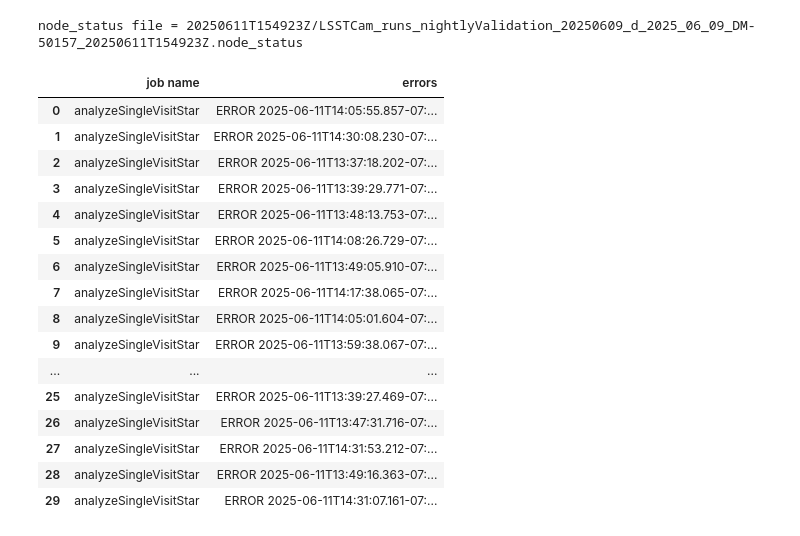
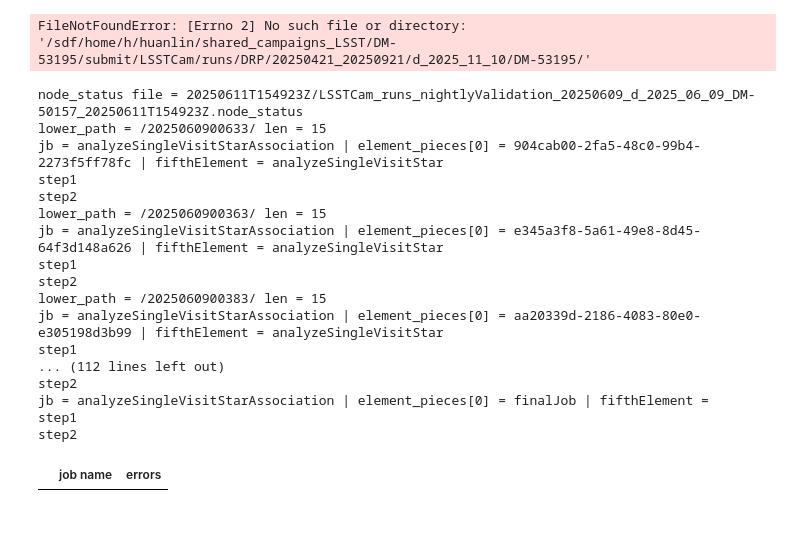
Before and after one commit to lsst-dm/condor_job_failures_viewer, a Jupyter notebook: failureLister_v3.ipynb, the cells around one changed output. Saved outputs shown, nothing was run; the diff lists cells and outputs as text; code cells hidden in the pictures.

```diff
--- a/failureLister_v3.ipynb
+++ b/failureLister_v3.ipynb
@@ -1,8 +1,11 @@
 # %%
 # Set parameters for testing
 # This code cell will be replaced by Times Square
-submitHead = "/sdf/data/rubin/shared/campaigns/LSSTCam-Nightly-Validation-CC/"
-tasksHead = "DM-50157_20250609/submit/LSSTCam/runs/nightlyValidation/20250609/d_2025_06_09/DM-50157"
+# /sdf/home/h/huanlin/shared_campaigns_LSST/DM-53195/submit/LSSTCam/runs/DRP/20250421_20250921/d_2025_11_10/DM-53195
+#submitHead = "/sdf/data/rubin/shared/campaigns/LSSTCam-Nightly-Validation-CC/"
+#tasksHead = "DM-50157_20250609/submit/LSSTCam/runs/nightlyValidation/20250609/d_2025_06_09/DM-50157"
+submitHead = "/sdf/home/h/huanlin/shared_campaigns_LSST/"
+tasksHead = "DM-53195/submit/LSSTCam/runs/DRP/20250421_20250921/d_2025_11_10/DM-53195/"
 # %%
 # --------------------------------------------------------------------------------------
 # failureLister - get list of failed task jobs and show the errors
@@ -16,6 +19,7 @@ import re
 import math
 import glob, os
 import pandas as pd
+from tabulate import tabulate
 from IPython.display import display, HTML
 
 # ---- types
@@ -34,7 +38,8 @@ from IPython.display import display, HTML
 #makeWarpTract
 #selectDeepCoaddVisits
 
-jobs = ["analyzeSingleVisitStar","analyzeSingleVisitStarAssociation","analyzeSingleVisitStarAstrometricRefMatch","analyzeSingleVisitStarPhotometricRefMatch","associateIsolatedStar","coadd","consolidateHealSparsePropertyMaps","consolidateSingleVisitStar","consolidateVisitSummary","finalJob","makeAnalysisSingleVisitStarAssociationMetricTable","makeAnalysisSingleVisitStarAssociationWholeSkyPlot","makeAnalysisSingleVisitStarAstrometricRefMatch","makeAnalysisSingleVisitStarPhotometricRefMatch","makeHealSparsePropertyMaps","makeInitialVisitDetectorTable","makeInitialVisitTable","makeWarpTract","pipetaskInit","plotPropertyMapSurvey","selectDeepCoaddVisits","step1detector"]
+jobs = ["generateEphemerides","fgcmFitCycle","analyzeSingleVisitStar","analyzeSingleVisitStarAssociation","analyzeSingleVisitStarAstrometricRefMatch","analyzeSingleVisitStarPhotometricRefMatch","associateIsolatedStar","coadd","consolidateHealSparsePropertyMaps","consolidateSingleVisitStar","consolidateVisitSummary","finalJob","makeAnalysisSingleVisitStarAssociationMetricTable","makeAnalysisSingleVisitStarAssociationWholeSkyPlot","makeAnalysisSingleVisitStarAstrometricRefMatch","makeAnalysisSingleVisitStarPhotometricRefMatch","makeHealSparsePropertyMaps","makeInitialVisitDetectorTable","makeInitialVisitTable","makeWarpTract","pipetaskInit","plotPropertyMapSurvey","selectDeepCoaddVisits","step1detector"]
+#jobs = ["analyzeSingleVisitStarAssociation"]
 df = pd.DataFrame(columns=['job name','errors'])
 
 def dumpError(flin):
@@ -51,6 +56,8 @@ def dumpError(flin):
 
 os.chdir(submitHead+tasksHead)
 # nodeStatFile=sys.argv[1]
+# %% [output]
+FileNotFoundError: [Errno 2] No such file or directory: '/sdf/home/h/huanlin/shared_campaigns_LSST/DM-53195/submit/LSSTCam/runs/DRP/20250421_20250921/d_2025_11_10/DM-53195/'
 # %%
 for nodeStatFile in glob.glob("*/*.node_status"):
 #nodeStatFile = submitHead+tasksHead+"20250531T113935Z/LSSTCam_runs_nightlyValidation_20250530_d_2025_05_30_DM-50157_20250531T113935Z.node_status"
@@ -81,56 +88,75 @@ for nodeStatFile in glob.glob("*/*.node_status"):
                         fifthElement = ""
                         try:
                             fifthElement = element_pieces[1]
+                            lower_path = ""
+                            if len(element_pieces)>2 :
+                                for ielem in element_pieces[2:] :
+                                    lower_path = lower_path + "/" + ielem
+#                            print("lower_path = "+lower_path+" len = "+str(len(lower_path)))
 #                            fifthElement = element_2_pieces[5]
                         except:
                             pass
                         flerr = ""
                         for jb in jobs:
 #                            print("jb = "+jb+" | element_pieces[0] = "+element_pieces[0]+" | fifthElement = "+fifthElement)
+#                            print("step1")
                             if jb in element_pieces[0] or nextline:
                                 try:
                                     flerr = glob.glob("*/jobs/"+jb+"/"+element_pieces[1]+"/"+jb+"_"+element_pieces[1]+"_"+element_pieces[2]+".*.err")[0]
                                     new_row = pd.DataFrame({"job name": [element_pieces[0]], "errors":[dumpError(flerr)]})
                                     df = pd.concat([df, new_row], ignore_index=True)
                                 except:
                                     pass
-                            if jb in fifthElement or nextline:
+#                            print("step2")
+                            if jb==fifthElement or nextline:
+#                                print("jb = "+jb)
                                 try:
-                                    flerr = glob.glob("*/jobs/"+jb+"/"+element+"*.err")[0]
-                                    new_row = pd.DataFrame({"job name": [fifthElement], "errors":[dumpError(flerr)]})
-                                    df = pd.concat([df, new_row], ignore_index=True)
+                                    if len(lower_path)<1 :
+                                        flerr = glob.glob("*/jobs/"+jb+"/"+element+"*.err")[0]
+                                    else:
+#                                        print("trying - "+"*/jobs/"+jb+lower_path+element+"*.*")
+                                        new_row = None
+                                        for flerr in glob.glob("*/jobs/"+jb+lower_path+element+"*.*"):
+#                                            print("flerr = "+flerr)
+                                            try:
+                                                the_error = dumpError(flerr)
+                                                if len(the_error) > 0 :
+                                                    new_row = pd.DataFrame({"job name": [fifthElement], "errors":[dumpError(flerr)]})
+                                                    df = pd.concat([df, new_row], ignore_index=True)
+                                            except:
+                                                pass
                                 except:
                                     pass
 #                            print(element_pieces[1]+"/"+element_pieces[2])
 #                            print("*/jobs/step1detector/"+element_pieces[1]+"/step1detector_"+element_pieces[1]+"_"+element_pieces[2]+".*.err")
 
 ##                                print(element + ": stat = " + ln2.strip().split()[4].strip('"') + " file = " + flerr )
 ##                                print(dumpError(flerr))
                         if not nextline:
                             nextline = False # deactivating
                         else:
                             nextline = False
 #    print(df)
 #    print(tabulate(df, headers='keys', tablefmt='psql'))
 
     display(HTML(df.to_html()))
 # %% [output]
 node_status file = 20250611T154923Z/LSSTCam_runs_nightlyValidation_20250609_d_2025_06_09_DM-50157_20250611T154923Z.node_status
+lower_path = /2025060900633/ len = 15
+jb = analyzeSingleVisitStarAssociation | element_pieces[0] = 904cab00-2fa5-48c0-99b4-2273f5ff78fc | fifthElement = analyzeSingleVisitStar
+step1
+step2
+lower_path = /2025060900363/ len = 15
+jb = analyzeSingleVisitStarAssociation | element_pieces[0] = e345a3f8-5a61-49e8-8d45-64f3d148a626 | fifthElement = analyzeSingleVisitStar
+step1
+step2
+lower_path = /2025060900383/ len = 15
+jb = analyzeSingleVisitStarAssociation | element_pieces[0] = aa20339d-2186-4083-80e0-e305198d3b99 | fifthElement = analyzeSingleVisitStar
+step1
+... (112 lines left out)
+step2
+jb = analyzeSingleVisitStarAssociation | element_pieces[0] = finalJob | fifthElement =
+step1
+step2
 |  | job name | errors |
-| 0 | analyzeSingleVisitStar | ERROR 2025-06-11T14:05:55.857-07:... |
-| 1 | analyzeSingleVisitStar | ERROR 2025-06-11T14:30:08.230-07:... |
-| 2 | analyzeSingleVisitStar | ERROR 2025-06-11T13:37:18.202-07:... |
-| 3 | analyzeSingleVisitStar | ERROR 2025-06-11T13:39:29.771-07:... |
-| 4 | analyzeSingleVisitStar | ERROR 2025-06-11T13:48:13.753-07:... |
-| 5 | analyzeSingleVisitStar | ERROR 2025-06-11T14:08:26.729-07:... |
-| 6 | analyzeSingleVisitStar | ERROR 2025-06-11T13:49:05.910-07:... |
-| 7 | analyzeSingleVisitStar | ERROR 2025-06-11T14:17:38.065-07:... |
-| 8 | analyzeSingleVisitStar | ERROR 2025-06-11T14:05:01.604-07:... |
-| 9 | analyzeSingleVisitStar | ERROR 2025-06-11T13:59:38.067-07:... |
-| ... | ... | ... |
-| 25 | analyzeSingleVisitStar | ERROR 2025-06-11T13:39:27.469-07:... |
-| 26 | analyzeSingleVisitStar | ERROR 2025-06-11T13:47:31.716-07:... |
-| 27 | analyzeSingleVisitStar | ERROR 2025-06-11T14:31:53.212-07:... |
-| 28 | analyzeSingleVisitStar | ERROR 2025-06-11T13:49:16.363-07:... |
-| 29 | analyzeSingleVisitStar | ERROR 2025-06-11T14:31:07.161-07:... |
 node_status file = 20250610T112746Z/LSSTCam_runs_nightlyValidation_20250609_d_2025_06_09_DM-50157_20250610T112746Z.node_status
```
Also changed, not shown: parts of 1 cell of this notebook.
